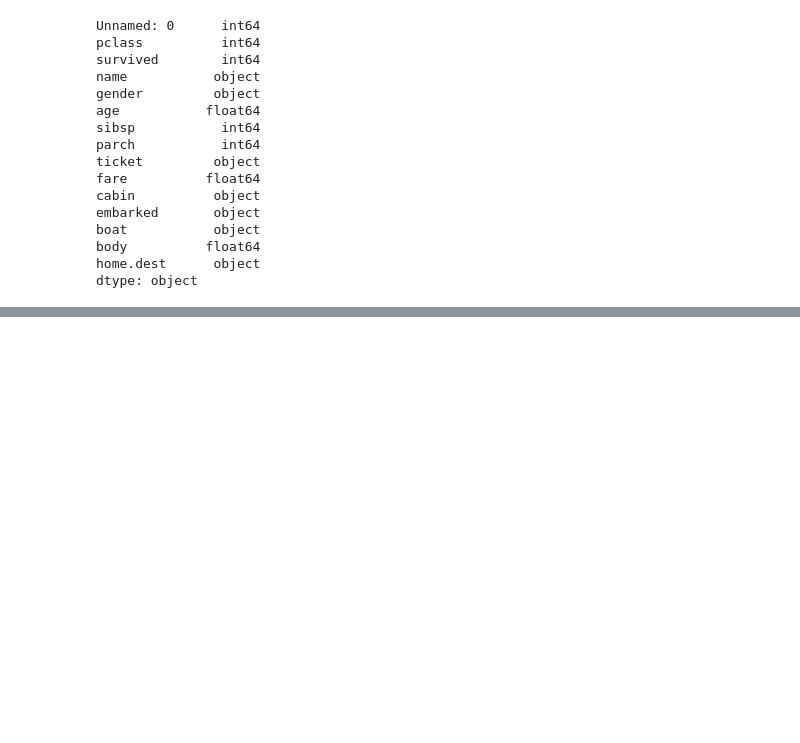
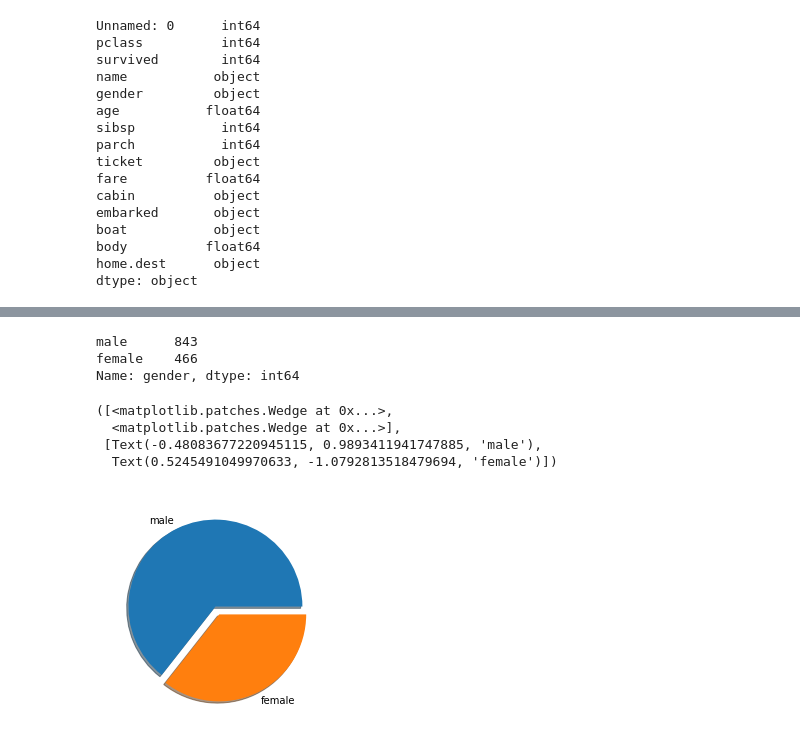
Before and after one commit to leangaurav/weekday2019_08_06, a Jupyter notebook: Assignments/AssignmentTitanic1Pandas.ipynb, the cells around one changed output, grey strips where cells are left out. Saved outputs shown, nothing was run; the diff lists cells and outputs as text; code cells hidden in the pictures; blank space fills up the shorter version.

```diff
--- a/Assignments/AssignmentTitanic1Pandas.ipynb
+++ b/Assignments/AssignmentTitanic1Pandas.ipynb
@@ -272,0 +304,12 @@ df.to_csv('titanic.csv')
+# %%
+print(r)
+plt.pie(r, labels = r.index, shadow = True, explode = [0,0.1])
+# %% [output]
+male      843
+female    466
+Name: gender, dtype: int64
+([<matplotlib.patches.Wedge at 0x...>,
+  <matplotlib.patches.Wedge at 0x...>],
+ [Text(-0.48083677220945115, 0.9893411941747885, 'male'),
+  Text(0.5245491049970633, -1.0792813518479694, 'female')])
+[figure, added]
```
Also changed, not shown: parts of 6 cells of this notebook, 2 other files.
